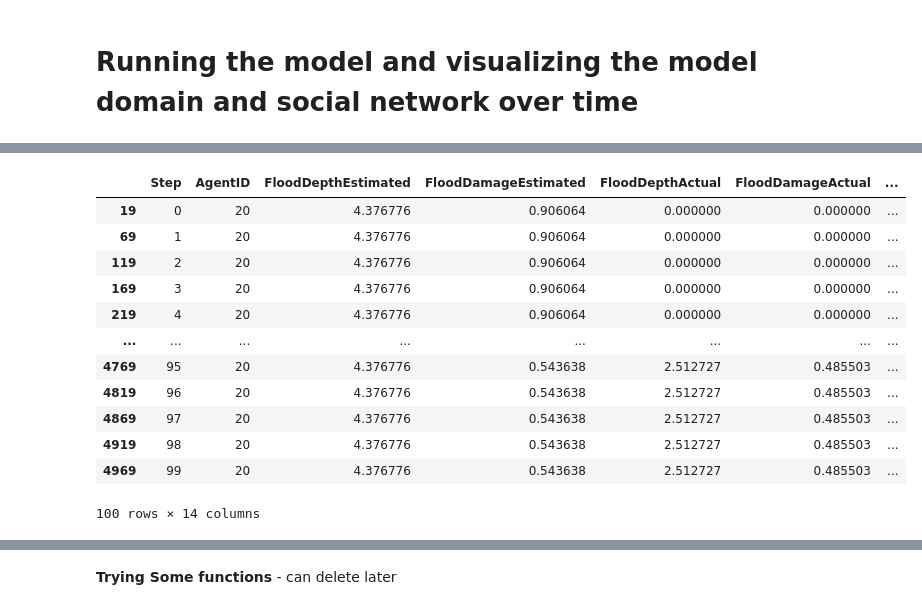
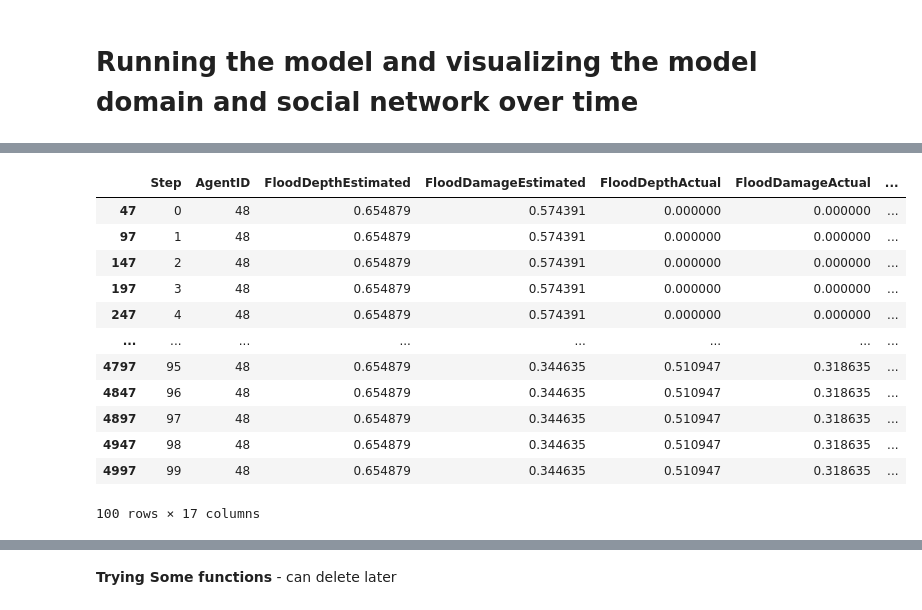
Before and after one commit to ctezgec/abm, a Jupyter notebook: model/demo.ipynb, the cells around one changed output, grey strips where cells are left out. Saved outputs shown, nothing was run; the diff lists cells and outputs as text; code cells hidden in the pictures.

```diff
--- a/model/demo.ipynb
+++ b/model/demo.ipynb
@@ -87,26 +87,26 @@ agent_data.head()
 # %%
 import pandas as pd
 agent_data.reset_index(inplace=True)
 #pd.set_option('display.max_rows', None)
 #pd.set_option('display.max_columns', None)
-agent_data[agent_data["AgentID"]==20]
+agent_data[agent_data["AgentID"]==48]
 # Reset display options to default
 #pd.reset_option('display.max_rows')
 #pd.reset_option('display.max_columns')
 # %% [output]
 |  | Step | AgentID | FloodDepthEstimated | FloodDamageEstimated | FloodDepthActual | FloodDamageActual | ... |
-| 19 | 0 | 20 | 4.376776 | 0.906064 | 0.000000 | 0.000000 | ... |
-| 69 | 1 | 20 | 4.376776 | 0.906064 | 0.000000 | 0.000000 | ... |
-| 119 | 2 | 20 | 4.376776 | 0.906064 | 0.000000 | 0.000000 | ... |
-| 169 | 3 | 20 | 4.376776 | 0.906064 | 0.000000 | 0.000000 | ... |
-| 219 | 4 | 20 | 4.376776 | 0.906064 | 0.000000 | 0.000000 | ... |
+| 47 | 0 | 48 | 0.654879 | 0.574391 | 0.000000 | 0.000000 | ... |
+| 97 | 1 | 48 | 0.654879 | 0.574391 | 0.000000 | 0.000000 | ... |
+| 147 | 2 | 48 | 0.654879 | 0.574391 | 0.000000 | 0.000000 | ... |
+| 197 | 3 | 48 | 0.654879 | 0.574391 | 0.000000 | 0.000000 | ... |
+| 247 | 4 | 48 | 0.654879 | 0.574391 | 0.000000 | 0.000000 | ... |
 | ... | ... | ... | ... | ... | ... | ... | ... |
-| 4769 | 95 | 20 | 4.376776 | 0.543638 | 2.512727 | 0.485503 | ... |
-| 4819 | 96 | 20 | 4.376776 | 0.543638 | 2.512727 | 0.485503 | ... |
-| 4869 | 97 | 20 | 4.376776 | 0.543638 | 2.512727 | 0.485503 | ... |
-| 4919 | 98 | 20 | 4.376776 | 0.543638 | 2.512727 | 0.485503 | ... |
-| 4969 | 99 | 20 | 4.376776 | 0.543638 | 2.512727 | 0.485503 | ... |
+| 4797 | 95 | 48 | 0.654879 | 0.344635 | 0.510947 | 0.318635 | ... |
+| 4847 | 96 | 48 | 0.654879 | 0.344635 | 0.510947 | 0.318635 | ... |
+| 4897 | 97 | 48 | 0.654879 | 0.344635 | 0.510947 | 0.318635 | ... |
+| 4947 | 98 | 48 | 0.654879 | 0.344635 | 0.510947 | 0.318635 | ... |
+| 4997 | 99 | 48 | 0.654879 | 0.344635 | 0.510947 | 0.318635 | ... |
-100 rows × 14 columns
+100 rows × 17 columns
 # %%
 model_data = model.datacollector.get_model_vars_dataframe()
 model_data
```
Also changed, not shown: parts of 3 cells of this notebook, 2 other files.
